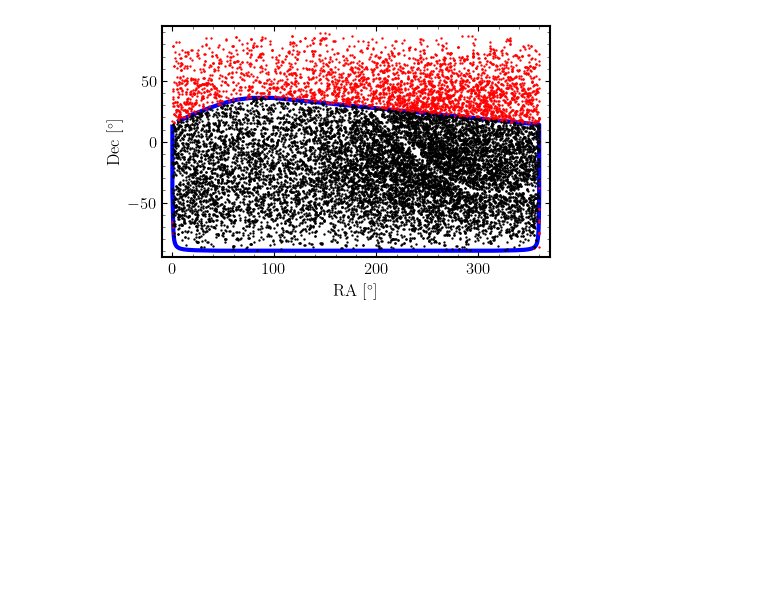
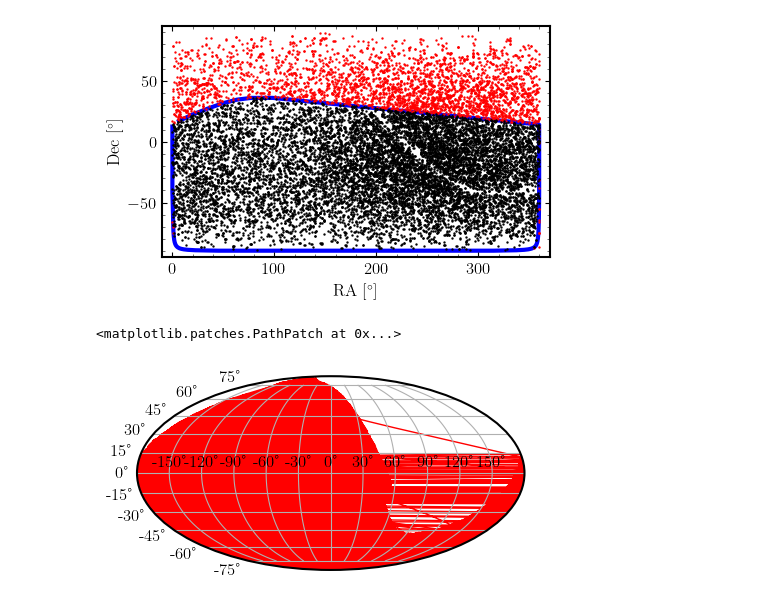
Before and after one commit to dc-broo3/oceanus, a Jupyter notebook: analysis/DES-stream-data.ipynb, the cells around one changed output. Drawn from its saved outputs; the diff is of its cells as text; code cells hidden in the pictures; blank space fills up the shorter version.

```diff
--- a/analysis/DES-stream-data.ipynb
+++ b/analysis/DES-stream-data.ipynb
@@ -873,15 +831,28 @@ Text(0, 0.5, 'Dec [$^{\\circ}$]')
 # %%
 # rubin_outline_radec = SkyCoord(ra=rubin_outline_radec[:,0]*u.deg,
 #         dec=rubin_outline_radec[:,1]*u.deg, frame='icrs')
+
+rubin_outline_radec = SkyCoord(ra=rubin_radec[:,0]*u.deg,
+        dec=rubin_radec[:,1]*u.deg, frame='icrs')
 # %%
-# rubin_outline_lb = rubin_outline_radec.transform_to('galactic')
-# rubin_outline_l = rubin_outline_lb.l.value
-# rubin_outline_b = rubin_outline_lb.b.value
-# wrapped_rubin_outline_l = np.where(rubin_outline_l >= 180, rubin_outline_l - 360, rubin_outline_l)
+rubin_outline_lb = rubin_outline_radec.transform_to('galactic')
+rubin_outline_l = rubin_outline_lb.l.value
+rubin_outline_b = rubin_outline_lb.b.value
+wrapped_rubin_outline_l = np.where(rubin_outline_l >= 180, rubin_outline_l - 360, rubin_outline_l)
 
-# rubin_outline_lb_arr = np.vstack([wrapped_rubin_outline_l, rubin_outline_b]).T
+rubin_outline_lb_arr = np.vstack([wrapped_rubin_outline_l*np.pi/180, rubin_outline_b*np.pi/180]).T
 
-# outline_path_lb = Path(rubin_outline_lb_arr)
+outline_path_lb = Path(rubin_outline_lb_arr)
 
-# # Create a new PathPatch with the convex hull Path
-# outline_patch_lb = patches.PathPatch(outline_path_lb, facecolor='none', edgecolor='r')
+# Create a new PathPatch with the convex hull Path
+outline_patch_lb = patches.PathPatch(outline_path_lb, facecolor='none', edgecolor='r')
+# %%
+fig, ax = plt.subplots(1, 1, figsize=(5, 3))
+ax.set_visible(False)
+mollweide_ax = fig.add_subplot(1, 1, 1, projection='mollweide')
+mollweide_ax.grid()
+
+mollweide_ax.add_patch(outline_patch_lb)
+# %% [output]
+<matplotlib.patches.PathPatch at 0x...>
+[figure, added]
```
Also changed, not shown: parts of 4 cells of this notebook, 1 other file.
